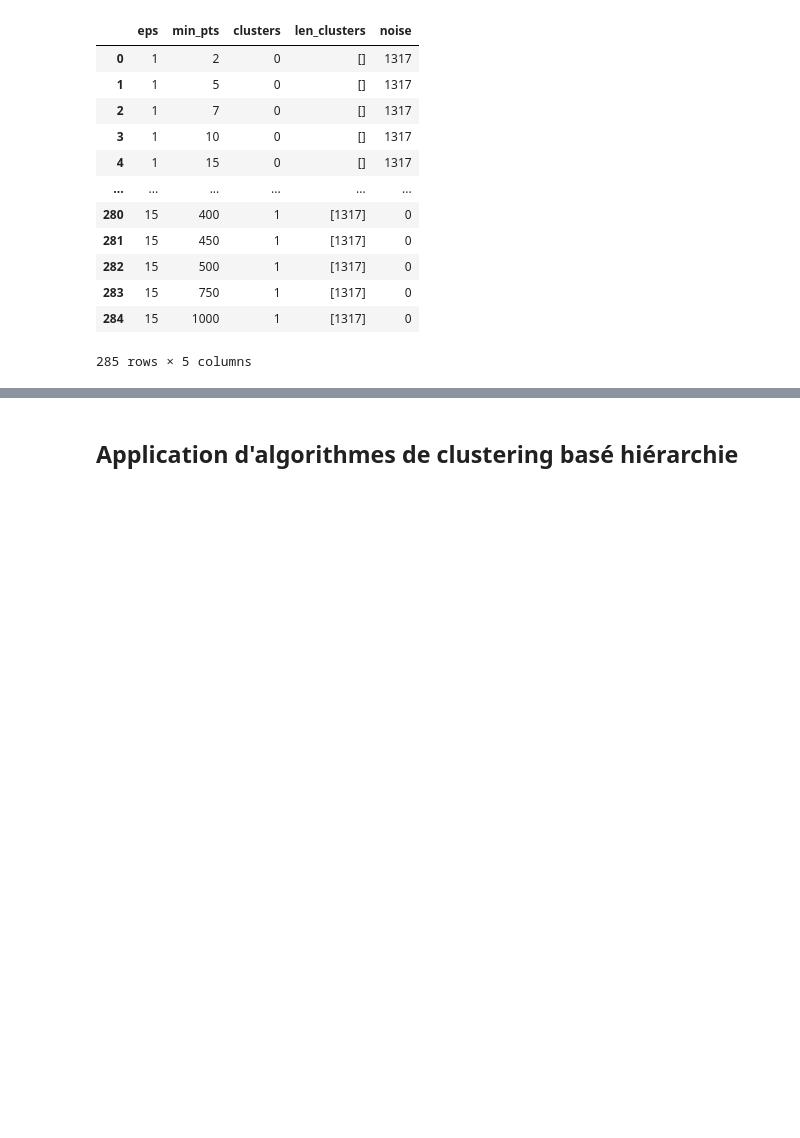
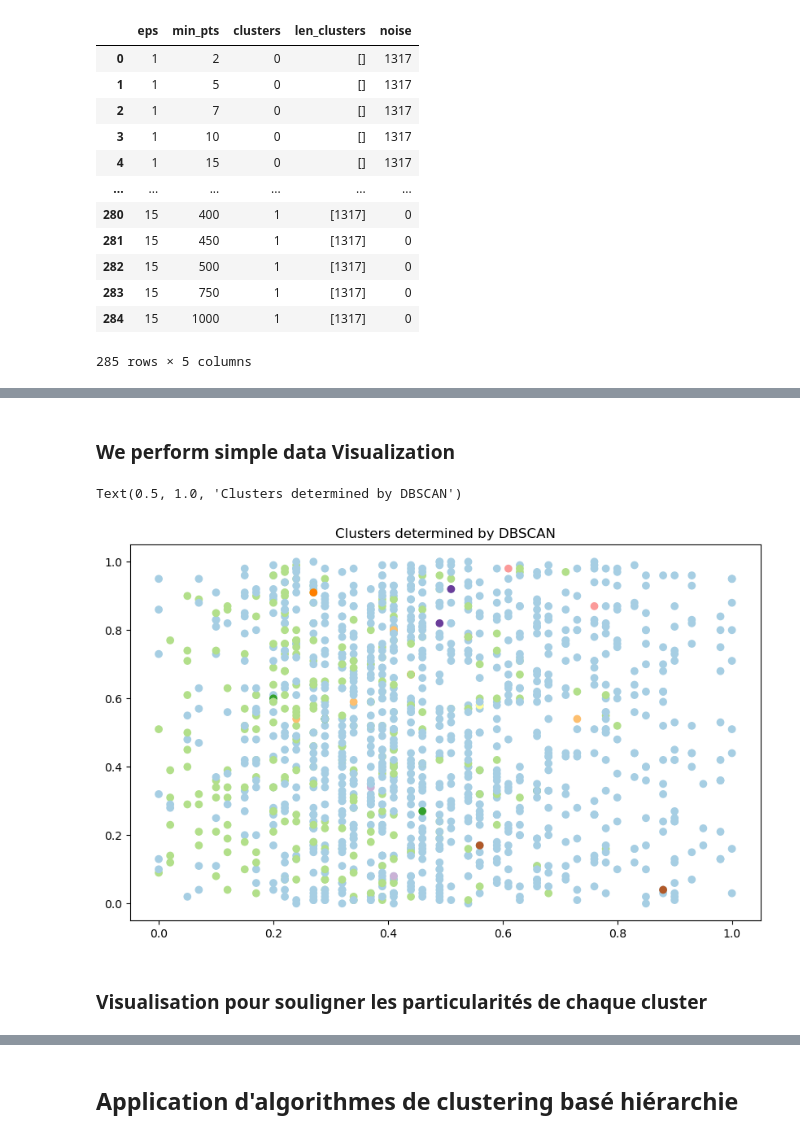
Before and after one commit to ferrorra/DataMining, a Jupyter notebook: Projet/Partie5/Clustering.ipynb, the cells around one changed output, grey strips where cells are left out. Saved outputs shown, nothing was run; the diff lists cells and outputs as text; code cells hidden in the pictures; blank space fills up the shorter version.

```diff
--- a/Projet/Partie5/Clustering.ipynb
+++ b/Projet/Partie5/Clustering.ipynb
@@ -144,0 +154,5 @@ results.loc[results['clusters'] == random.choice(nb_clusrers)]
+# %%
+y_pred = dbscan(distances,3,5) #on fait nos prédictions
+#on créé un nouveau dataset avec les predictions
+new_data = data.copy()
+new_data['Cluster'] = 0
@@ -144,0 +274,12 @@ results.loc[results['clusters'] == random.choice(nb_clusrers)]
+# %% [markdown]
+### We perform simple data Visualization
+# %%
+#on visualize avec un scatter plot 2D et deux feature random au lieu de pca ou tsne
+plt.figure(figsize=(10,6))
+plt.scatter(new_data.iloc[:,0], new_data.iloc[:,2],c=new_data['Cluster'], cmap='Paired')
+plt.title("Clusters determined by DBSCAN")
+# %% [output]
+Text(0.5, 1.0, 'Clusters determined by DBSCAN')
+[figure, added]
+# %% [markdown]
+### Visualisation pour souligner les particularités de chaque cluster
```
Also changed, not shown: parts of 34 cells of this notebook, 3 other files.
